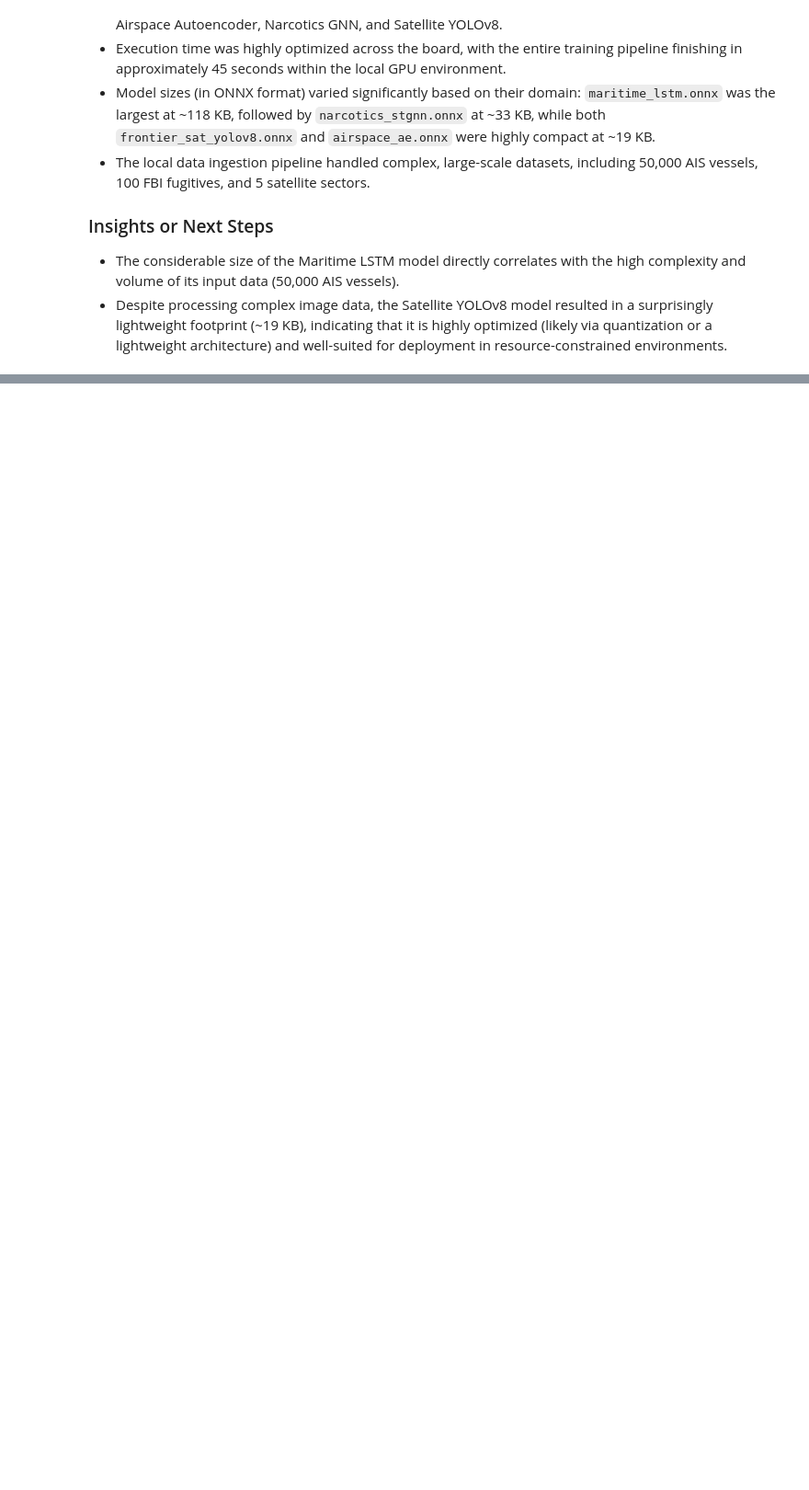
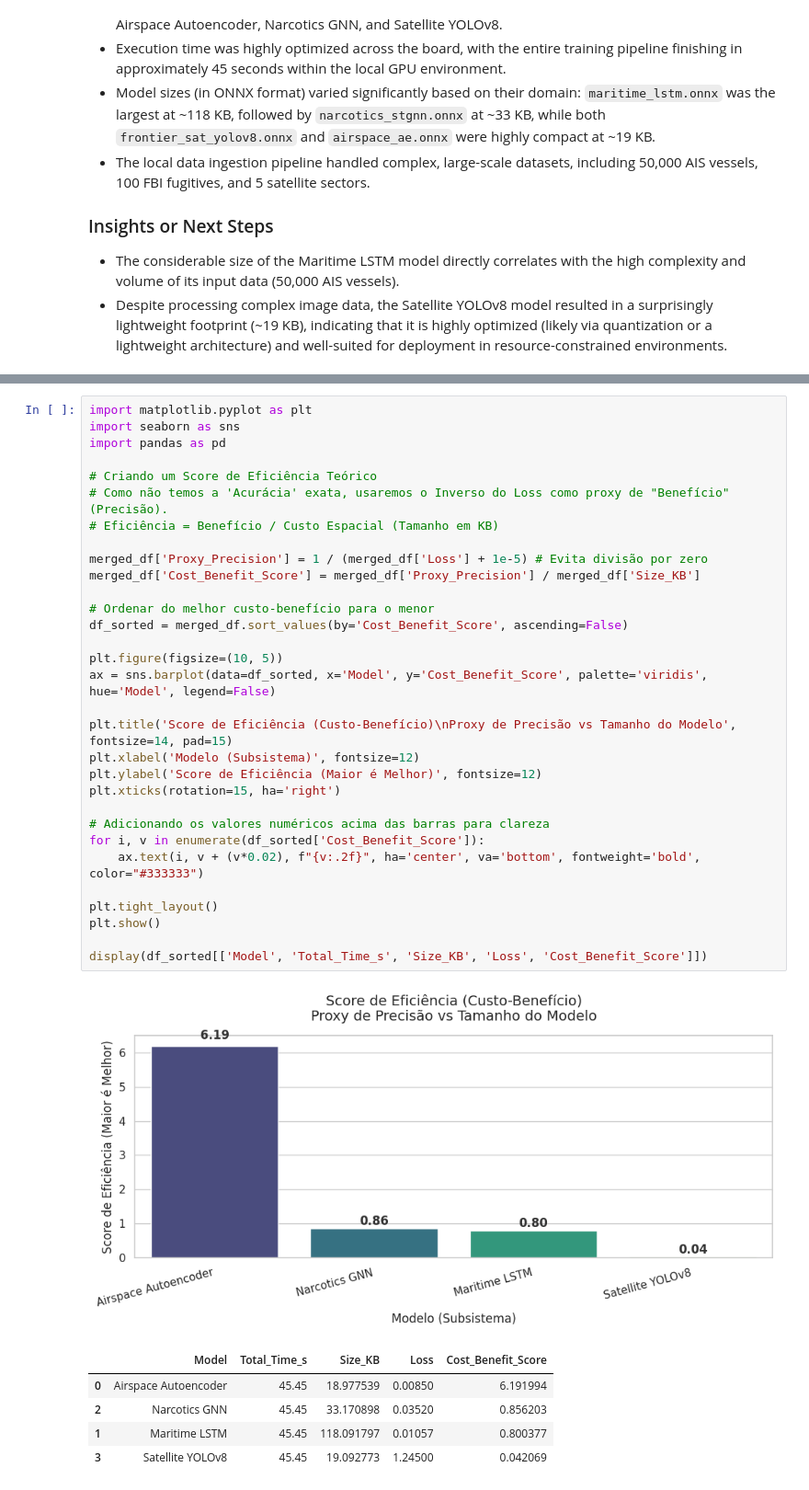
Before and after one commit to maykonlincolnusa/FRONTIER-OS-Frontier-Operating-System-, a Jupyter notebook: notebooks/colab/00_FRONTIER_C4ISR_Master_Colab_Training_Suite.ipynb, the cells around one changed output, grey strips where cells are left out. Shown at 92% size. Cells and saved outputs as stored; diff of their text form; blank space fills up the shorter version.

```diff
--- a/notebooks/colab/00_FRONTIER_C4ISR_Master_Colab_Training_Suite.ipynb
+++ b/notebooks/colab/00_FRONTIER_C4ISR_Master_Colab_Training_Suite.ipynb
@@ -332,0 +444,38 @@ Apresentar um resumo das analises, destacando os principais insights sobre o des
+# %%
+import matplotlib.pyplot as plt
+import seaborn as sns
+import pandas as pd
+
+# Criando um Score de Eficiência Teórico
+# Como não temos a 'Acurácia' exata, usaremos o Inverso do Loss como proxy de "Benefício" (Precisão).
+# Eficiência = Benefício / Custo Espacial (Tamanho em KB)
+
+merged_df['Proxy_Precision'] = 1 / (merged_df['Loss'] + 1e-5) # Evita divisão por zero
+merged_df['Cost_Benefit_Score'] = merged_df['Proxy_Precision'] / merged_df['Size_KB']
+
+# Ordenar do melhor custo-benefício para o menor
+df_sorted = merged_df.sort_values(by='Cost_Benefit_Score', ascending=False)
+
+plt.figure(figsize=(10, 5))
+ax = sns.barplot(data=df_sorted, x='Model', y='Cost_Benefit_Score', palette='viridis', hue='Model', legend=False)
+
+plt.title('Score de Eficiência (Custo-Benefício)\nProxy de Precisão vs Tamanho do Modelo', fontsize=14, pad=15)
+plt.xlabel('Modelo (Subsistema)', fontsize=12)
+plt.ylabel('Score de Eficiência (Maior é Melhor)', fontsize=12)
+plt.xticks(rotation=15, ha='right')
+
+# Adicionando os valores numéricos acima das barras para clareza
+for i, v in enumerate(df_sorted['Cost_Benefit_Score']):
+    ax.text(i, v + (v*0.02), f"{v:.2f}", ha='center', va='bottom', fontweight='bold', color="#333333")
+
+plt.tight_layout()
+plt.show()
+
+display(df_sorted[['Model', 'Total_Time_s', 'Size_KB', 'Loss', 'Cost_Benefit_Score']])
+# %% [output]
+[figure, added]
+|  | Model | Total_Time_s | Size_KB | Loss | Cost_Benefit_Score |
+| 0 | Airspace Autoencoder | 45.45 | 18.977539 | 0.00850 | 6.191994 |
+| 2 | Narcotics GNN | 45.45 | 33.170898 | 0.03520 | 0.856203 |
+| 1 | Maritime LSTM | 45.45 | 118.091797 | 0.01057 | 0.800377 |
+| 3 | Satellite YOLOv8 | 45.45 | 19.092773 | 1.24500 | 0.042069 |
```
Also changed, not shown: parts of 14 cells of this notebook.
